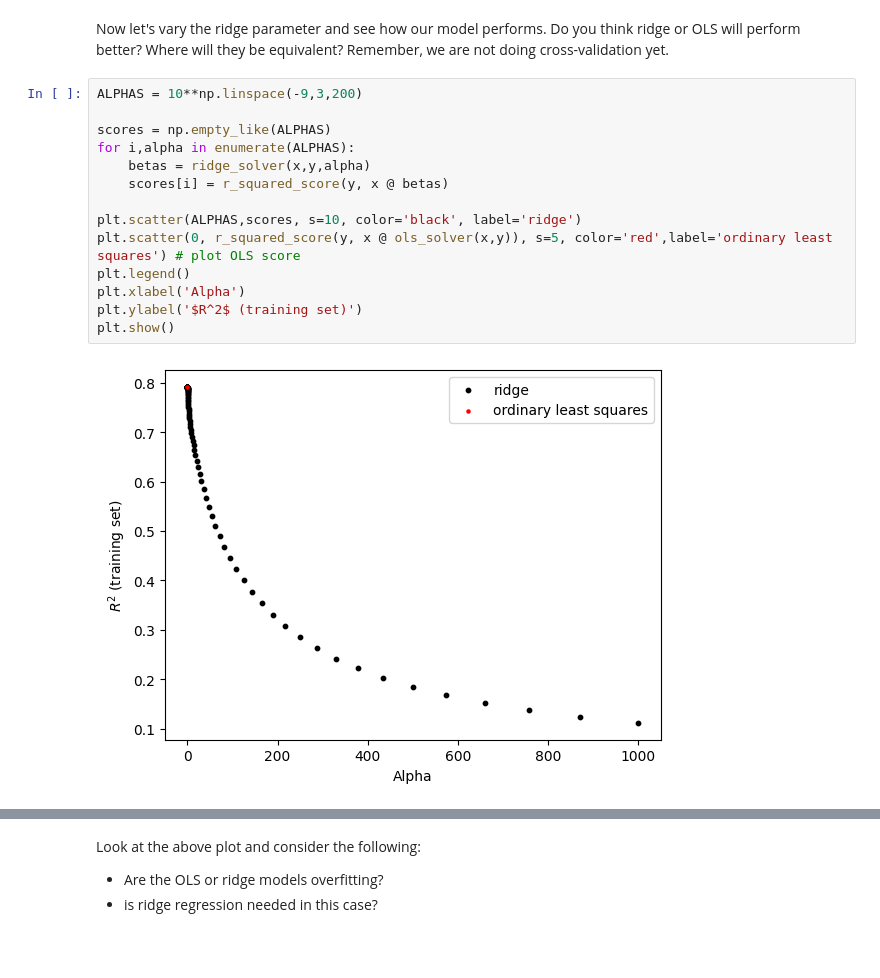
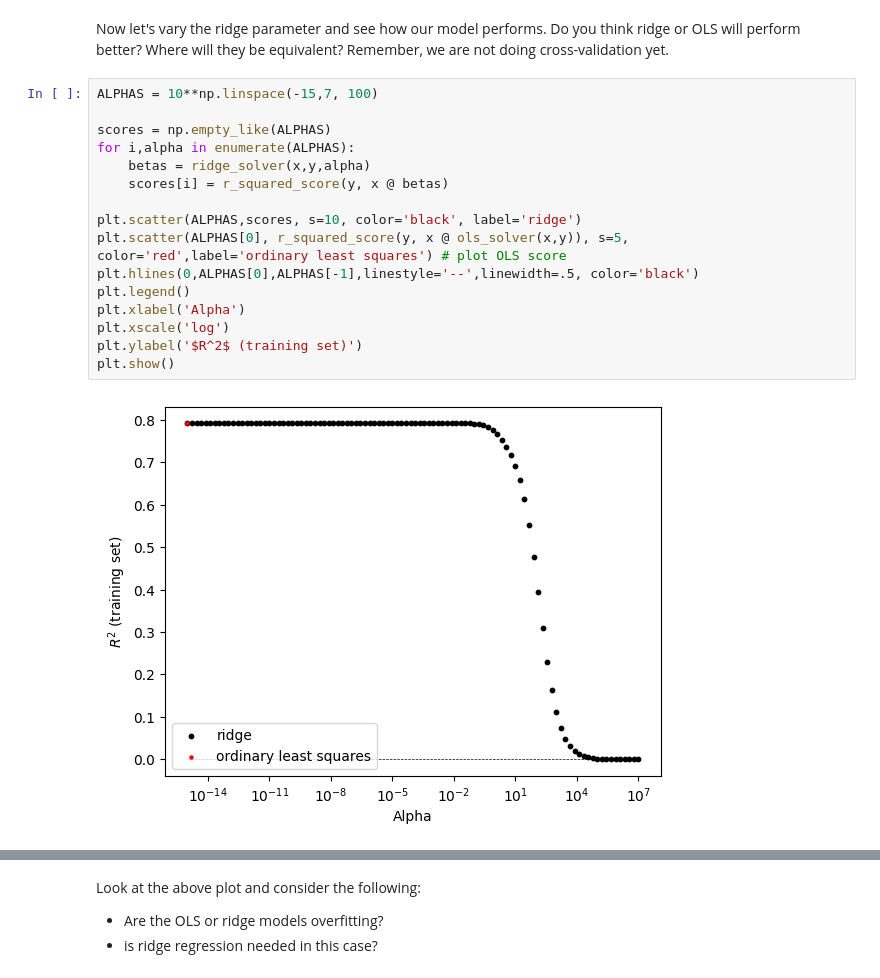
Before and after one commit to churchlandlab/DataSAI_summer_school, a Jupyter notebook: 1_Ridge_Regression.ipynb, the cells around one changed output, grey strips where cells are left out. Drawn from its saved outputs; the diff is of its cells as text; blank space fills up the shorter version.

```diff
--- a/1_Ridge_Regression.ipynb
+++ b/1_Ridge_Regression.ipynb
@@ -144,21 +146,23 @@ Ridge R-squared: 0.7916261237759589
 # %% [markdown]
 Now let's vary the ridge parameter and see how our model performs. Do you think ridge or OLS will perform better? Where will they be equivalent? Remember, we are not doing cross-validation yet.
 # %%
-ALPHAS = 10**np.linspace(-9,3,200)
+ALPHAS = 10**np.linspace(-15,7, 100)
 
 scores = np.empty_like(ALPHAS)
 for i,alpha in enumerate(ALPHAS):
     betas = ridge_solver(x,y,alpha)
     scores[i] = r_squared_score(y, x @ betas)
 
 plt.scatter(ALPHAS,scores, s=10, color='black', label='ridge')
-plt.scatter(0, r_squared_score(y, x @ ols_solver(x,y)), s=5, color='red',label='ordinary least squares') # plot OLS score
+plt.scatter(ALPHAS[0], r_squared_score(y, x @ ols_solver(x,y)), s=5, color='red',label='ordinary least squares') # plot OLS score
+plt.hlines(0,ALPHAS[0],ALPHAS[-1],linestyle='--',linewidth=.5, color='black')
 plt.legend()
 plt.xlabel('Alpha')
+plt.xscale('log')
 plt.ylabel('$R^2$ (training set)')
 plt.show()
 # %% [output]
-[figure, old version]
+[figure, new version]
 # %% [markdown]
 ### Excercise 3: Implement cross-validation
 
```
Also changed, not shown: parts of 4 cells of this notebook.
